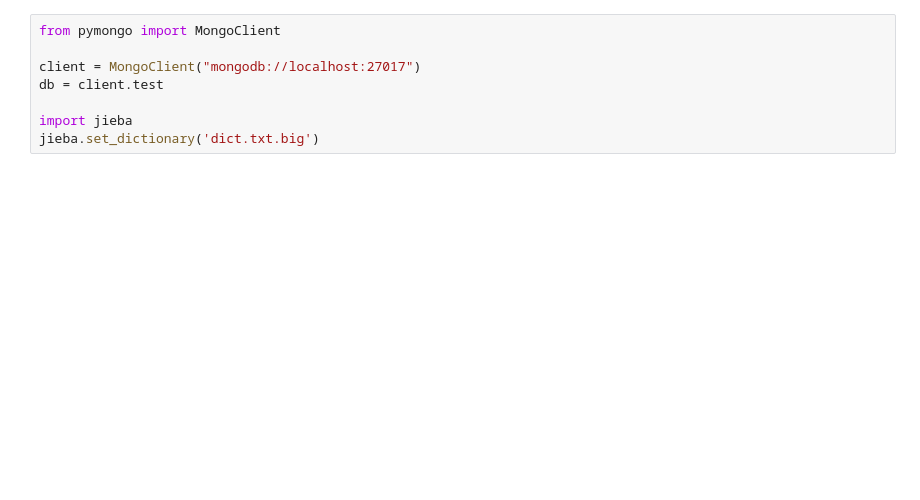
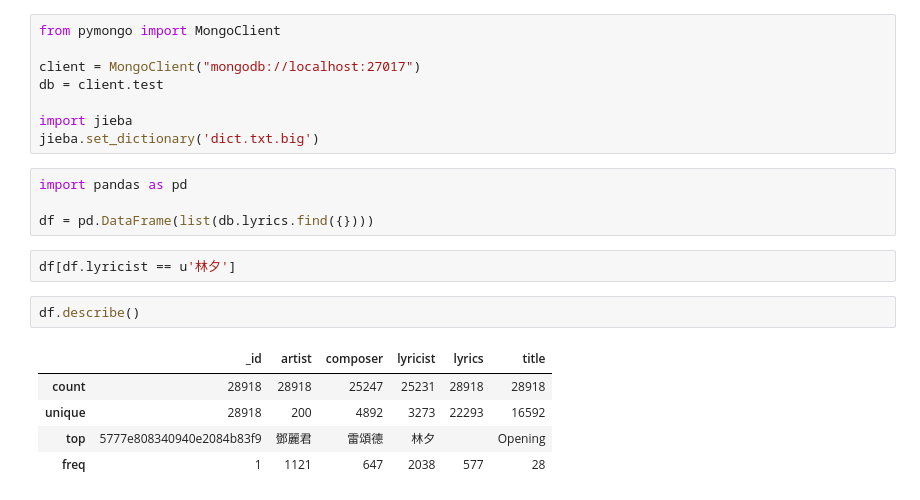
Before and after one commit to KentHan/Chinese_lyrics_analysis, a Jupyter notebook: Chinese_lyrics_analysis.ipynb, the cells around one changed output. Drawn from its saved outputs; the diff is of its cells as text; blank space fills up the shorter version.

```diff
--- a/Chinese_lyrics_analysis.ipynb
+++ b/Chinese_lyrics_analysis.ipynb
@@ -6,3 +6,17 @@ db = client.test
 
 import jieba
 jieba.set_dictionary('dict.txt.big')
+# %%
+import pandas as pd
+
+df = pd.DataFrame(list(db.lyrics.find({})))
+# %%
+df[df.lyricist == u'林夕']
+# %%
+df.describe()
+# %% [output]
+|  | _id | artist | composer | lyricist | lyrics | title |
+| count | 28918 | 28918 | 25247 | 25231 | 28918 | 28918 |
+| unique | 28918 | 200 | 4892 | 3273 | 22293 | 16592 |
+| top | 5777e808340940e2084b83f9 | 鄧麗君 | 雷頌德 | 林夕 |  | Opening |
+| freq | 1 | 1121 | 647 | 2038 | 577 | 28 |
```
Also changed, not shown: parts of 11 cells of this notebook, 1 other file.
